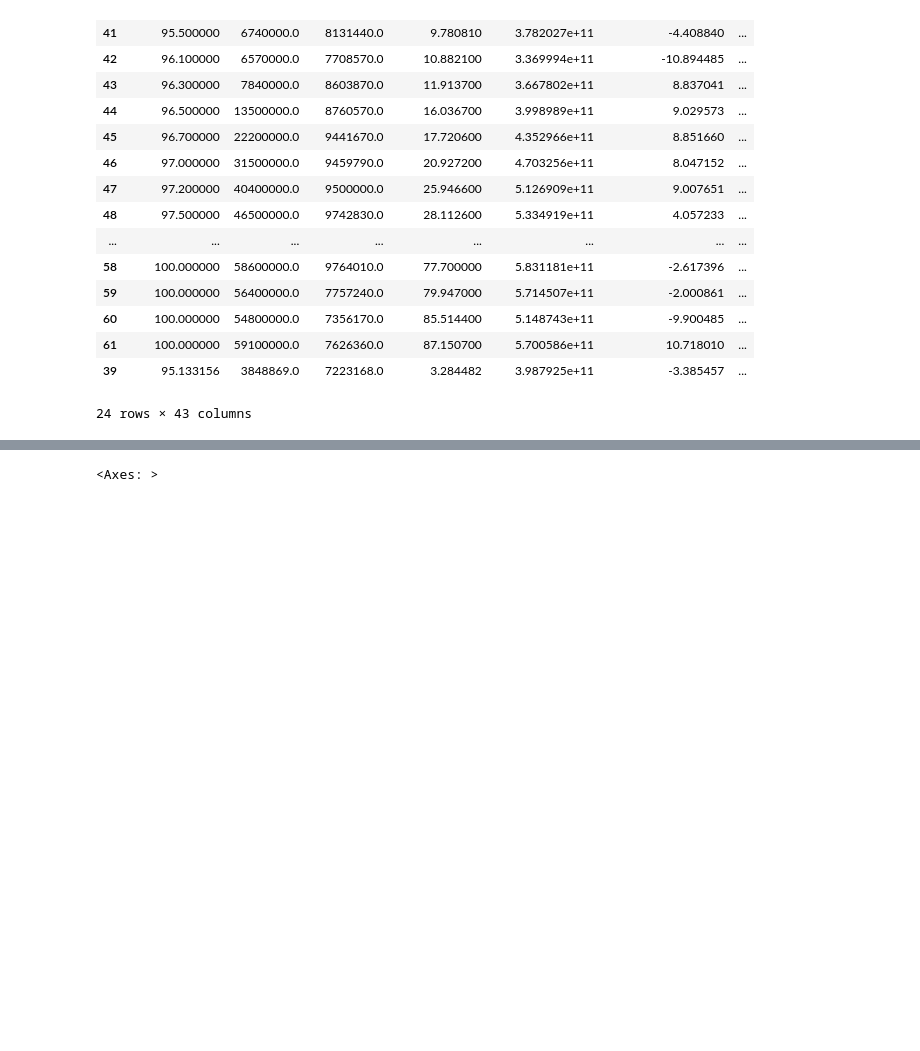
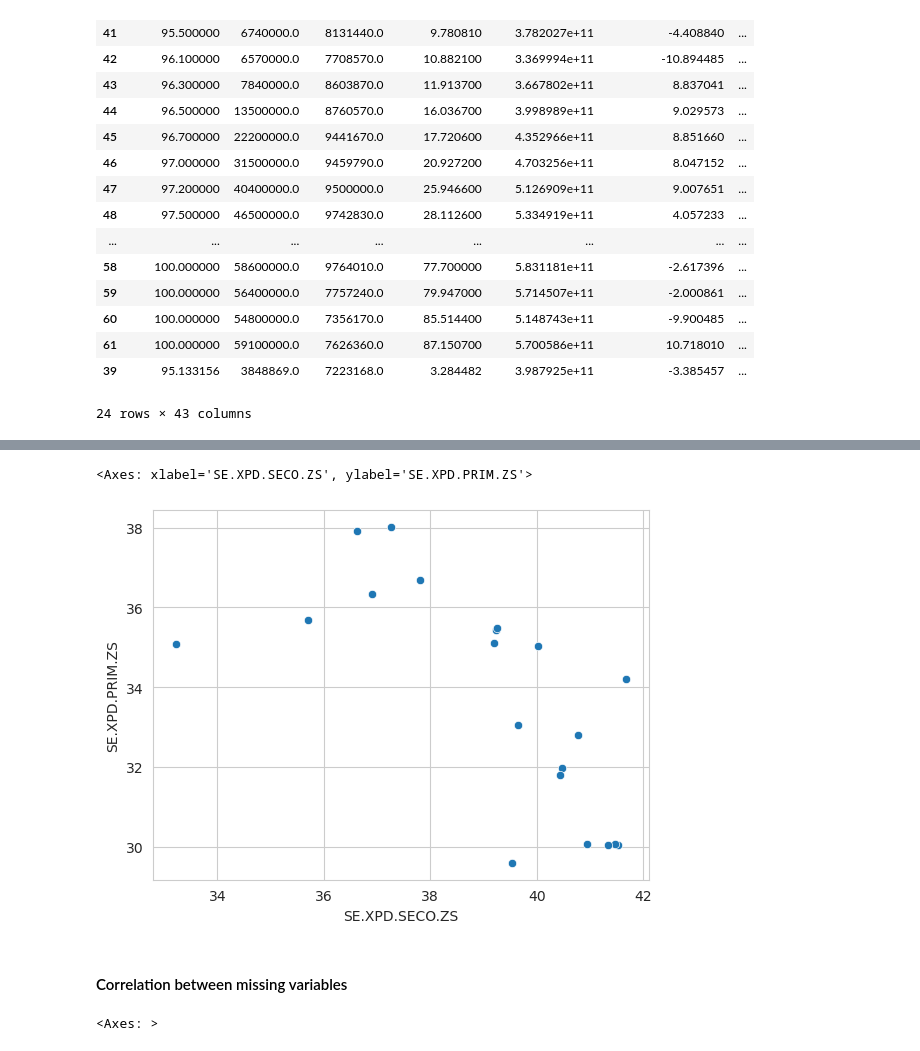
Before and after one commit to alejo-cuello/research-on-argentina, a Jupyter notebook: notebooks/0.1-alejo-explore_data.ipynb, the cells around one changed output, grey strips where cells are left out. Cells and saved outputs as stored; diff of their text form; code cells hidden in the pictures; blank space fills up the shorter version.

```diff
--- a/notebooks/0.1-alejo-explore_data.ipynb
+++ b/notebooks/0.1-alejo-explore_data.ipynb
@@ -323,3 +346,17 @@ arg_di_df_best_cases_2.missing.bind_shadow_matrix(only_missing = True)
+# %%
+shadow_matrix[]
+sns.scatterplot(data=shadow_matrix, x="SE.XPD.SECO.ZS", y="SE.XPD.PRIM.ZS")
+
+# To do: transform N/A values into dummy values
+# .apply(
+#             axis="rows",
+#             func=lambda column: column.fillna(column.mean()) if "_NA" not in column.name else column
+#         )
+# %% [output]
+<Axes: xlabel='SE.XPD.SECO.ZS', ylabel='SE.XPD.PRIM.ZS'>
+[figure, added]
+# %% [markdown]
+#### Correlation between missing variables
 # %%
 missingno.heatmap(df=arg_di_df_best_cases_2)
 
```
Also changed, not shown: parts of 7 cells of this notebook.
